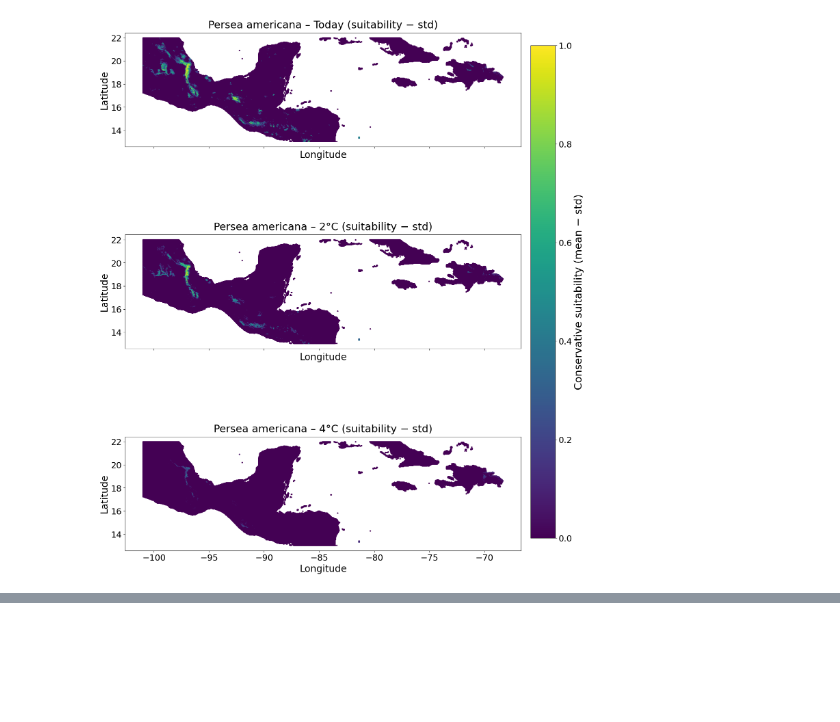
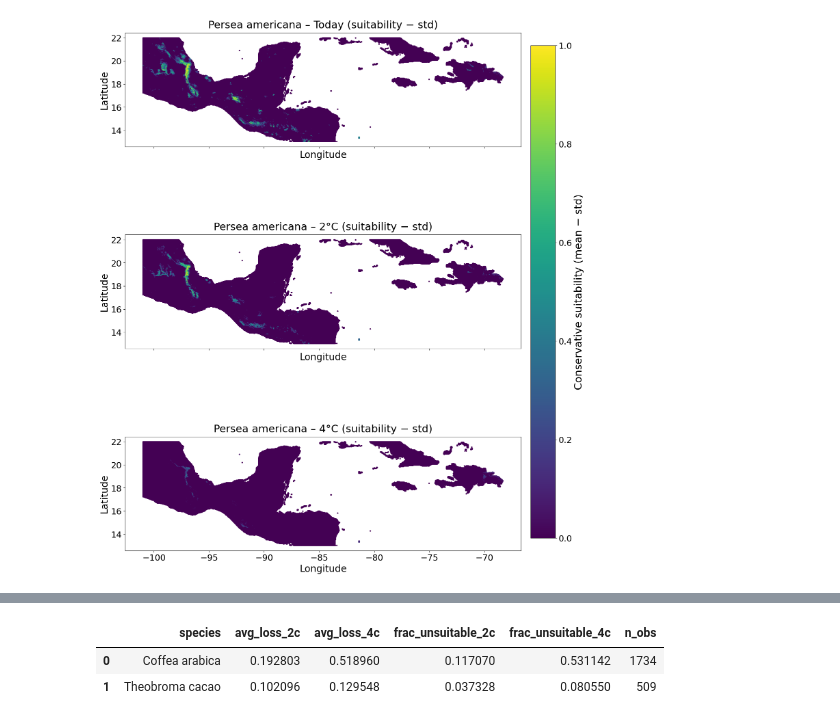
Before and after one commit to zeliest/biofincas_climate_risk, a Jupyter notebook: agroforest_risk/suitability_typical_agroforest_plots.ipynb, the cells around one changed output, grey strips where cells are left out. Drawn from its saved outputs; the diff is of its cells as text; code cells hidden in the pictures; blank space fills up the shorter version.

```diff
--- a/agroforest_risk/suitability_typical_agroforest_plots.ipynb
+++ b/agroforest_risk/suitability_typical_agroforest_plots.ipynb
@@ -1448,0 +1510,55 @@ for species in species_list:
+# %%
+import numpy as np
+from scipy.spatial import cKDTree
+
+def extract_nearest_suitability(obs_df, suit_df, col_name):
+    """Map obs points to nearest suitability grid cell."""
+    # Build tree from suitability grid
+    coords_grid = np.vstack([suit_df["lon"].values, suit_df["lat"].values]).T
+    tree = cKDTree(coords_grid)
+
+    # Query nearest grid cell for each obs point
+    coords_obs = np.vstack([obs_df["lon"].values, obs_df["lat"].values]).T
+    dist, idx = tree.query(coords_obs)
+
+    # Add suitability value
+    obs_df[col_name] = suit_df.iloc[idx][col_name].values
+    return obs_df
+results = []
+
+for sp in ["Coffea arabica", "Theobroma cacao"]:
+    obs = occ_all[occ_all["species"] == sp][["lon", "lat"]].drop_duplicates()
+
+    df_now = suitability_maps_historical[sp].rename(columns={"suitability": "suit_now"})
+    df_2c  = suitability_maps_2c[sp].rename(columns={"suitability": "suit_2c"})
+    df_4c  = suitability_maps_4c[sp].rename(columns={"suitability": "suit_4c"})
+
+    # Extract nearest suitability for each obs point
+    obs = extract_nearest_suitability(obs, df_now, "suit_now")
+    obs = extract_nearest_suitability(obs, df_2c, "suit_2c")
+    obs = extract_nearest_suitability(obs, df_4c, "suit_4c")
+
+    # Threshold
+    th = thresholds_by_species[sp]
+
+    avg_loss_2c = (obs["suit_now"] - obs["suit_2c"]).mean()
+    avg_loss_4c = (obs["suit_now"] - obs["suit_4c"]).mean()
+
+    frac_unsuit_2c = ((obs["suit_now"] >= th) & (obs["suit_2c"] < th)).mean()
+    frac_unsuit_4c = ((obs["suit_now"] >= th) & (obs["suit_4c"] < th)).mean()
+
+    results.append({
+        "species": sp,
+        "avg_loss_2c": avg_loss_2c,
+        "avg_loss_4c": avg_loss_4c,
+        "frac_unsuitable_2c": frac_unsuit_2c,
+        "frac_unsuitable_4c": frac_unsuit_4c,
+        "n_obs": len(obs)
+    })
+
+summary_obs = pd.DataFrame(results)
+display(summary_obs)
+# %% [output]
+|  | species | avg_loss_2c | avg_loss_4c | frac_unsuitable_2c | frac_unsuitable_4c | n_obs |
+| 0 | Coffea arabica | 0.192803 | 0.518960 | 0.117070 | 0.531142 | 1734 |
+| 1 | Theobroma cacao | 0.102096 | 0.129548 | 0.037328 | 0.080550 | 509 |
```
Also changed, not shown: parts of 7 cells of this notebook, 5 other files.
